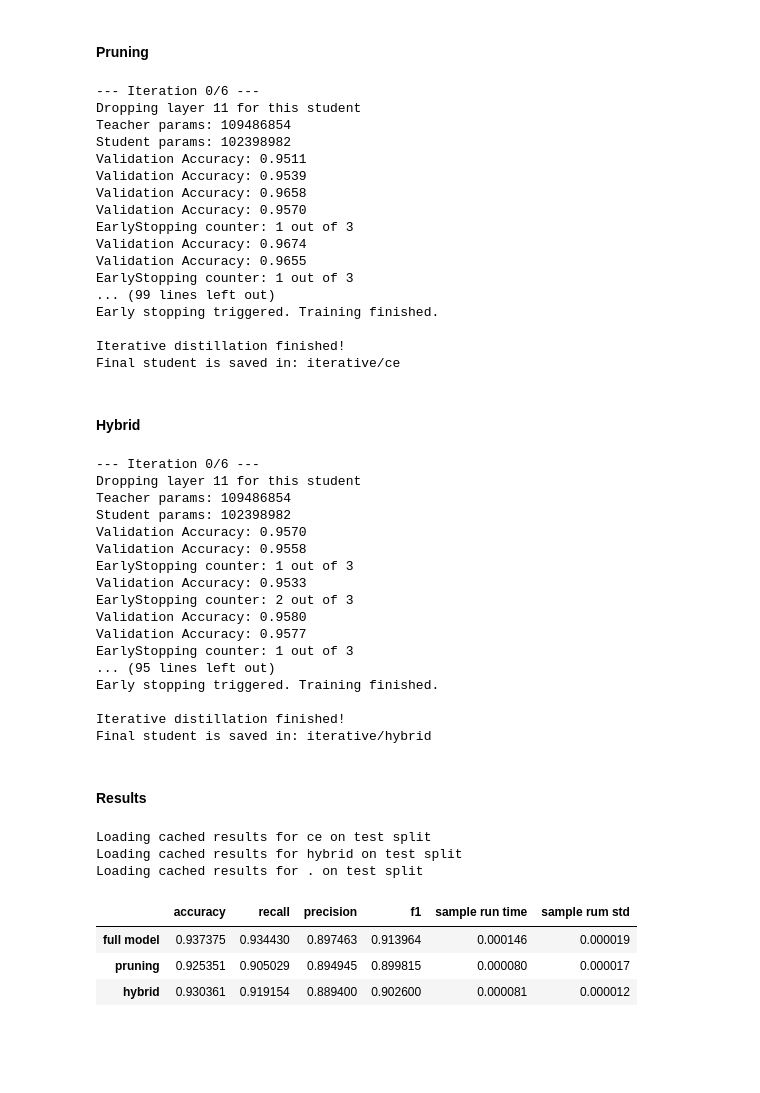
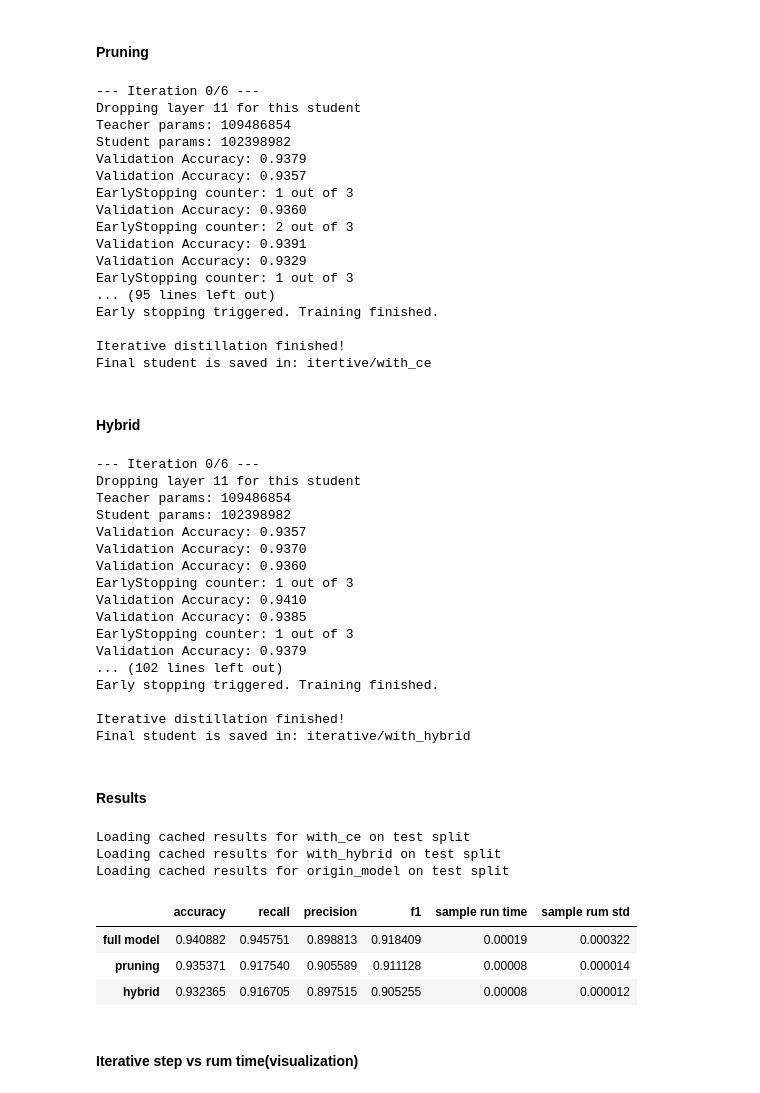
Before and after one commit to Nisimachluf/NLP-using-DL-Transformers, a Jupyter notebook: file.ipynb, the cells around one changed output. Drawn from its saved outputs; the diff is of its cells as text; code cells hidden in the pictures; blank space fills up the shorter version.

Commit message:
vis_update, itertive modek changes

```diff
--- a/file.ipynb
+++ b/file.ipynb
@@ -17,5 +18,5 @@ from IPython.display import display
 # %%
-model_name = '.'
+model_name = './origin_model'
 keep_cols = ["input_ids", "token_type_ids", "attention_mask", "label"]
 train_dataset_path = '/home/dsi/coheny78/project2/train.csv'
 val_dataset_path = '/home/dsi/coheny78/project2/validation.csv'
@@ -195,85 +194,87 @@ layers_to_drop = [11, 9, 7, 5, 3, 1]  # alternating top layers
 # %%
 first_teacher, tokenizer = load_hf_classifier(model_name, n_classes=6, training=False)
 final_student_folder = iterative_with_trainer(first_teacher, processed_dataset, tokenizer,
-                                                    layers_to_drop, "ce", data_collator, save_dir="iterative")
+                                                    layers_to_drop, "ce", data_collator, save_dir="itertive")
 # %% [output]
 --- Iteration 0/6 ---
 Dropping layer 11 for this student
 Teacher params: 109486854
 Student params: 102398982
-Validation Accuracy: 0.9511
-Validation Accuracy: 0.9539
-Validation Accuracy: 0.9658
-Validation Accuracy: 0.9570
+Validation Accuracy: 0.9379
+Validation Accuracy: 0.9357
 EarlyStopping counter: 1 out of 3
-Validation Accuracy: 0.9674
-Validation Accuracy: 0.9655
+Validation Accuracy: 0.9360
+EarlyStopping counter: 2 out of 3
+Validation Accuracy: 0.9391
+Validation Accuracy: 0.9329
 EarlyStopping counter: 1 out of 3
-... (99 lines left out)
+... (95 lines left out)
 Early stopping triggered. Training finished.
 
 Iterative distillation finished!
-Final student is saved in: iterative/ce
+Final student is saved in: itertive/with_ce
 # %% [markdown]
 #### Hybrid
 # %%
 first_teacher, tokenizer = load_hf_classifier(model_name, n_classes=6, training=False)
 final_student_folder = iterative_with_trainer(first_teacher, processed_dataset, tokenizer,
-                                                    layers_to_drop,"hybrid", data_collator, save_dir="iterative")
+                                                    layers_to_drop, "hybrid", data_collator, save_dir="iterative")
 # %% [output]
 --- Iteration 0/6 ---
 Dropping layer 11 for this student
 Teacher params: 109486854
 Student params: 102398982
-Validation Accuracy: 0.9570
-Validation Accuracy: 0.9558
+Validation Accuracy: 0.9357
+Validation Accuracy: 0.9370
+Validation Accuracy: 0.9360
 EarlyStopping counter: 1 out of 3
-Validation Accuracy: 0.9533
-EarlyStopping counter: 2 out of 3
-Validation Accuracy: 0.9580
-Validation Accuracy: 0.9577
+Validation Accuracy: 0.9410
+Validation Accuracy: 0.9385
 EarlyStopping counter: 1 out of 3
-... (95 lines left out)
+Validation Accuracy: 0.9379
+... (102 lines left out)
 Early stopping triggered. Training finished.
 
 Iterative distillation finished!
-Final student is saved in: iterative/hybrid
+Final student is saved in: iterative/with_hybrid
 # %% [markdown]
 #### Results
 # %%
-pruning_results = predict_on_dataset("./iterative/ce", preprocessed_dataset)
-hybrid_results = predict_on_dataset("./iterative/hybrid", preprocessed_dataset)
-origin_results = predict_on_dataset(".", preprocessed_dataset)
+pruning_results = predict_on_dataset("./itertive/with_ce", preprocessed_dataset)
+hybrid_results = predict_on_dataset("./iterative/with_hybrid", preprocessed_dataset)
+origin_results = predict_on_dataset("./origin_model", preprocessed_dataset)
 
 df = pd.DataFrame.from_dict(
     {
         "full model": {
             **origin_results["metrics"],
             "sample run time": origin_results["time_per_sample_mean"],
             "sample rum std" : origin_results["time_per_sample_std"],
         },
         "pruning": {
             **pruning_results["metrics"],
             "sample run time": pruning_results["time_per_sample_mean"],
             "sample rum std" : pruning_results["time_per_sample_std"],
         },
         "hybrid": {
             **hybrid_results["metrics"],
             "sample run time": hybrid_results["time_per_sample_mean"],
             "sample rum std" : hybrid_results["time_per_sample_std"]
         },
     },
     orient="index"
 
 
 )
 print("\n")
 display(df)
 # %% [output]
-Loading cached results for ce on test split
-Loading cached results for hybrid on test split
-Loading cached results for . on test split
+Loading cached results for with_ce on test split
+Loading cached results for with_hybrid on test split
+Loading cached results for origin_model on test split
 |  | accuracy | recall | precision | f1 | sample run time | sample rum std |
-| full model | 0.937375 | 0.934430 | 0.897463 | 0.913964 | 0.000146 | 0.000019 |
-| pruning | 0.925351 | 0.905029 | 0.894945 | 0.899815 | 0.000080 | 0.000017 |
-| hybrid | 0.930361 | 0.919154 | 0.889400 | 0.902600 | 0.000081 | 0.000012 |
+| full model | 0.940882 | 0.945751 | 0.898813 | 0.918409 | 0.00019 | 0.000322 |
+| pruning | 0.935371 | 0.917540 | 0.905589 | 0.911128 | 0.00008 | 0.000014 |
+| hybrid | 0.932365 | 0.916705 | 0.897515 | 0.905255 | 0.00008 | 0.000012 |
+# %% [markdown]
+#### Iterative step vs rum time(visualization)
```
Also changed, not shown: parts of 9 cells of this notebook, 2 other files.
